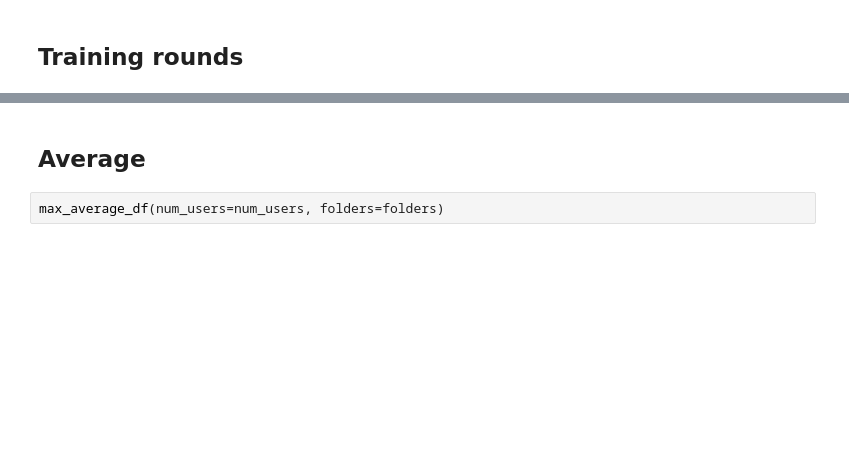
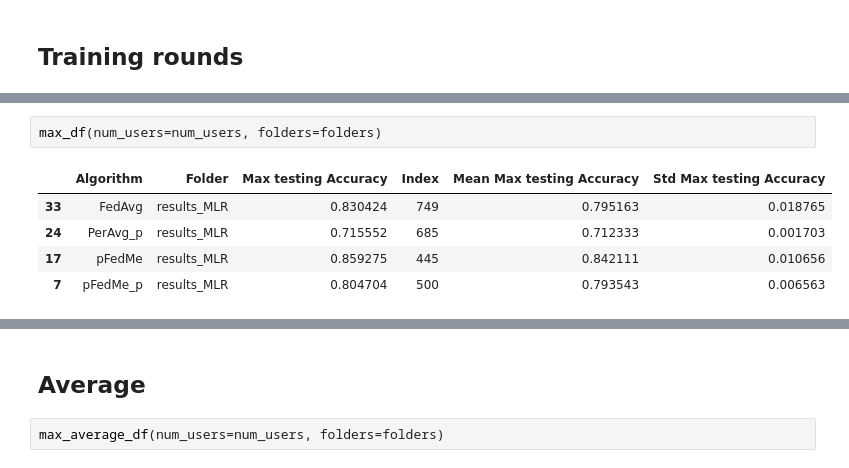
Before and after one commit to Blackangoo/DDLS_Project, a Jupyter notebook: print_results.ipynb, the cells around one changed output, grey strips where cells are left out. Cells and saved outputs as stored; diff of their text form; blank space fills up the shorter version.

```diff
--- a/print_results.ipynb
+++ b/print_results.ipynb
@@ -79,0 +97,8 @@ max_df(num_users=num_users, folders=folders)
+# %%
+max_df(num_users=num_users, folders=folders)
+# %% [output]
+|  | Algorithm | Folder | Max testing Accuracy | Index | Mean Max testing Accuracy | Std Max testing Accuracy |
+| 33 | FedAvg | results_MLR | 0.830424 | 749 | 0.795163 | 0.018765 |
+| 24 | PerAvg_p | results_MLR | 0.715552 | 685 | 0.712333 | 0.001703 |
+| 17 | pFedMe | results_MLR | 0.859275 | 445 | 0.842111 | 0.010656 |
+| 7 | pFedMe_p | results_MLR | 0.804704 | 500 | 0.793543 | 0.006563 |
```
Also changed, not shown: parts of 18 cells of this notebook, 1 other file.
